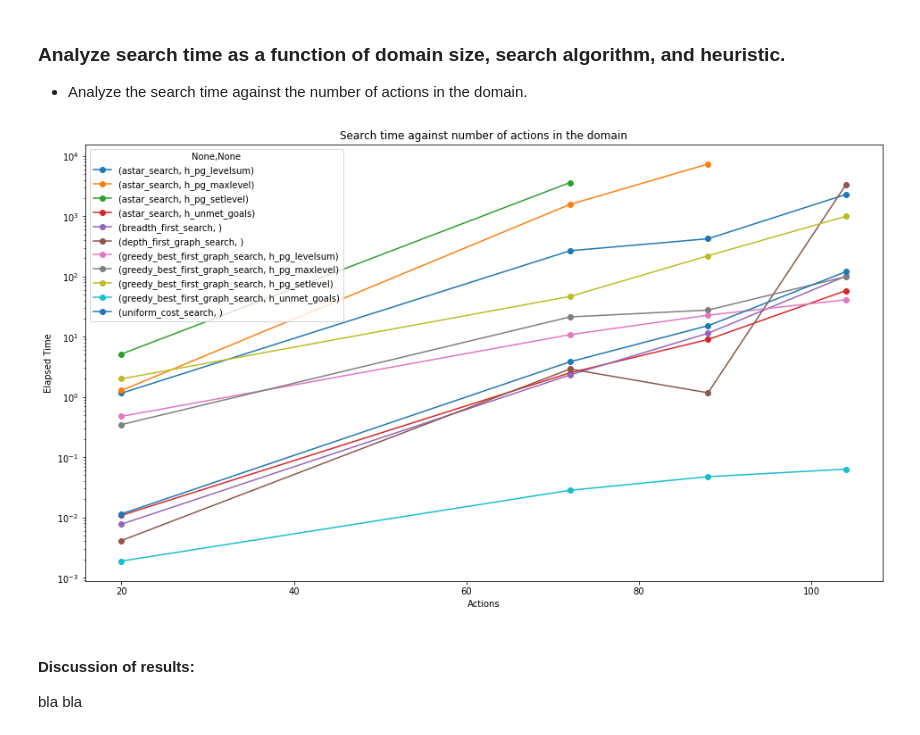
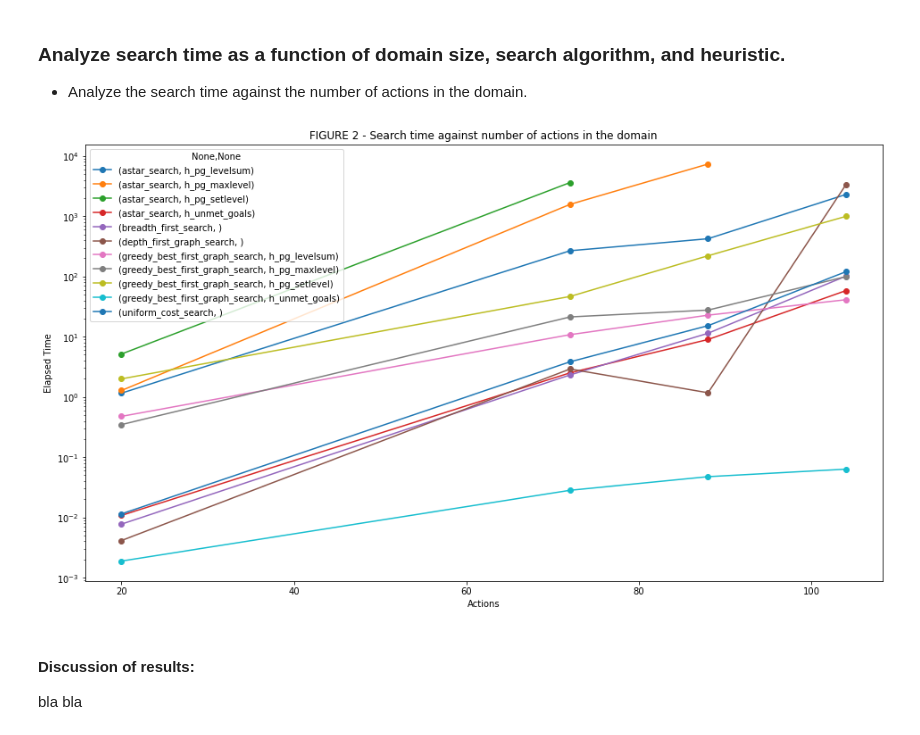
Before and after one commit to johngreibelarsen/ai-classical-planning, a Jupyter notebook: forward_planning_agent.ipynb, the cells around one changed output. Drawn from its saved outputs; the diff is of its cells as text; code cells hidden in the pictures.

```diff
--- a/forward_planning_agent.ipynb
+++ b/forward_planning_agent.ipynb
@@ -116,12 +116,12 @@ bla bla
 # %%
 df_plot = df_combined.reset_index()
 df_plot = df_plot.set_index('Actions', inplace=False)
 df_plot.groupby(['Search_Algo', 'Heuristic'])['Elapsed_Time'].plot(ylabel='Elapsed Time', legend=True, marker='o',
                                                                  figsize=(16,9), logy=True,
-                                                                 title='Search time against number of actions in the domain')
+                                                                 title='FIGURE 2 - Search time against number of actions in the domain')
 plt.show()
 # %% [output]
-[figure, old version]
+[figure, new version]
 # %% [markdown]
 #### Discussion of results:
 bla bla
```
Also changed, not shown: parts of 5 cells of this notebook.
